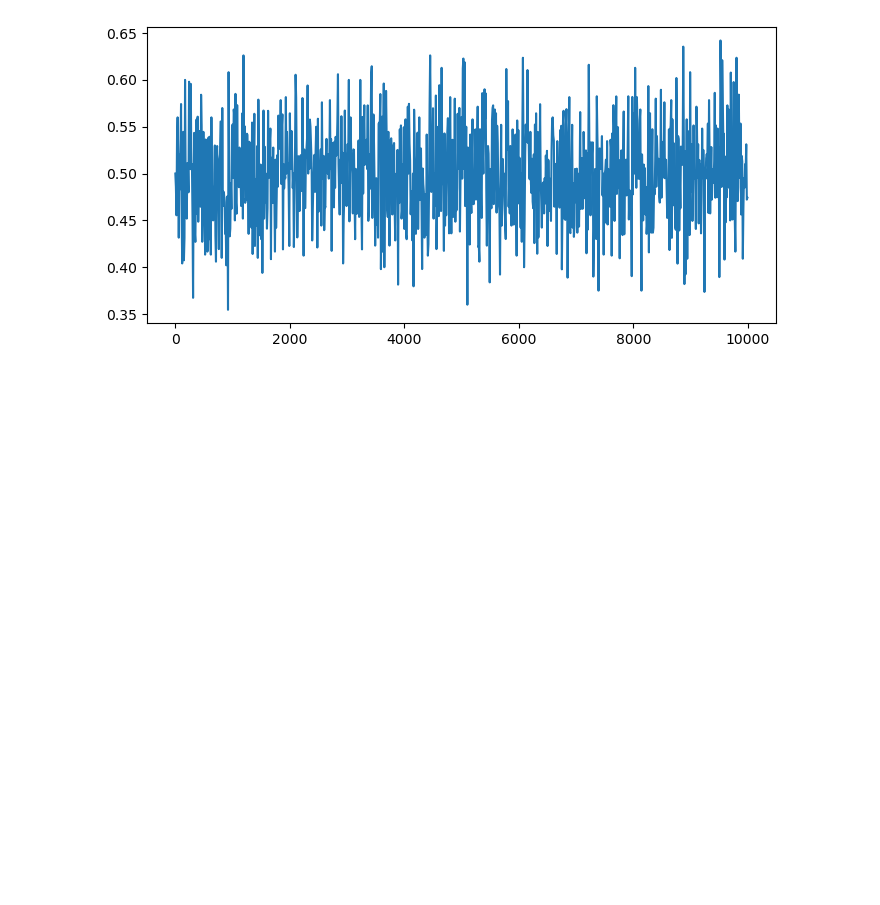
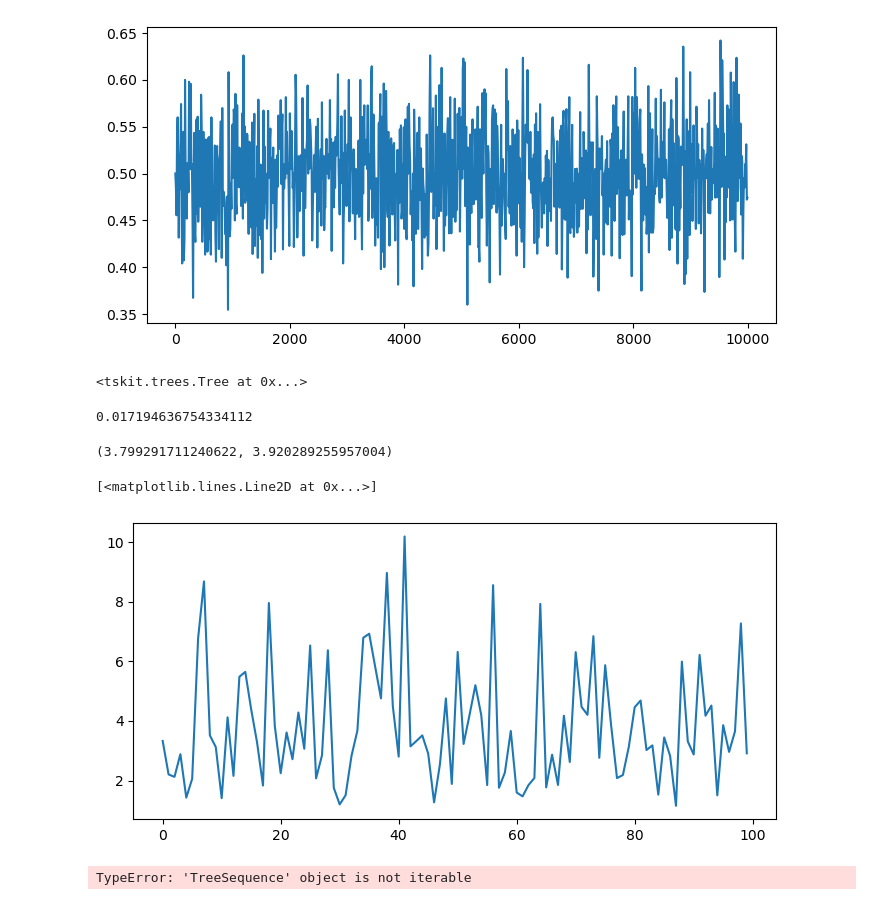
Before and after one commit to munch-group/davide-intern, a Jupyter notebook: notebooks/Tskitest.ipynb, the cells around one changed output. Cells and saved outputs as stored; diff of their text form; code cells hidden in the pictures; blank space fills up the shorter version.

```diff
--- a/notebooks/Tskitest.ipynb
+++ b/notebooks/Tskitest.ipynb
@@ -72,0 +79,31 @@ plt.show()
+# %%
+ts = msprime.sim_ancestry(2)
+# %%
+tree = ts.first()
+tree
+# %% [output]
+<tskit.trees.Tree at 0x...>
+# %%
+tree.tmrca(0, 20)
+# %% [output]
+0.017194636754334112
+# %%
+num_replicates = 100
+tmrca = np.zeros(num_replicates)
+sample_replicates = msprime.sim_ancestry(10, num_replicates=num_replicates, random_seed=42)
+
+def tmrca_array(replicates):
+    for replicate_index, ts in enumerate(replicates):
+        tree = ts.first()
+        tmrca[replicate_index] = tree.time(tree.root)
+    return tmrca
+
+tmrca = tmrca_array(sample_replicates)
+np.mean(tmrca), np.var(tmrca)
+# %% [output]
+(3.799291711240622, 3.920289255957004)
+# %%
+plt.plot(tmrca)
+# %% [output]
+[<matplotlib.lines.Line2D at 0x...>]
+[figure, added]
@@ -72,0 +112,4 @@ plt.show()
+# %%
+tmrca_array(ts.num_re)
+# %% [output]
+TypeError: 'TreeSequence' object is not iterable
```
Also changed, not shown: parts of 6 cells of this notebook.
